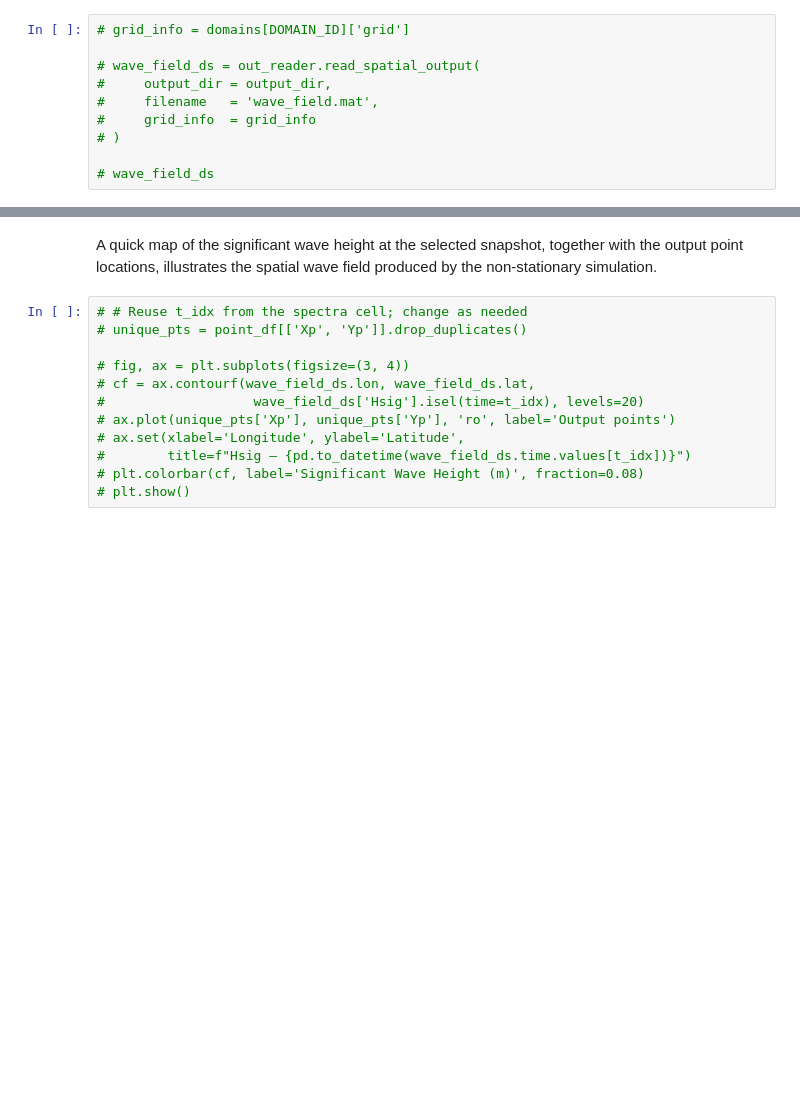
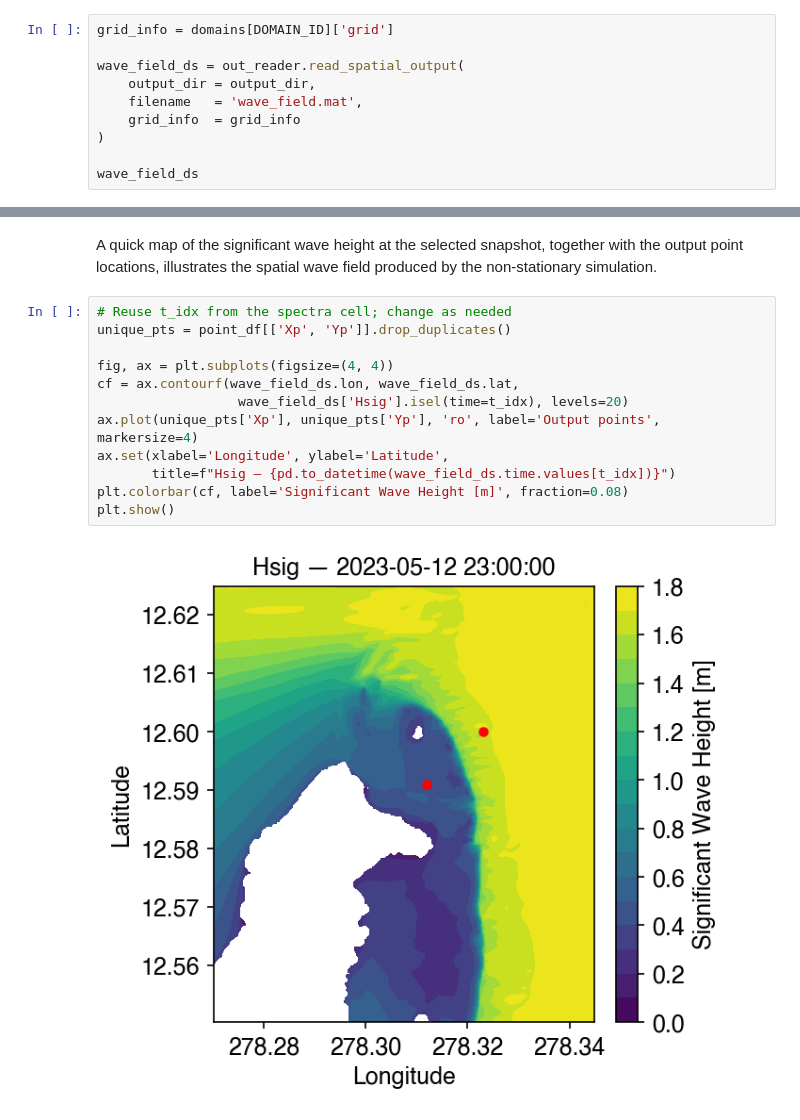
Before and after one commit to oceanicos-dev-org/oceanicospy, a Jupyter notebook: examples/models/swan_nonstationary_case.ipynb, the cells around one changed output, grey strips where cells are left out. Saved outputs shown, nothing was run; the diff lists cells and outputs as text; blank space fills up the shorter version.

```diff
--- a/examples/models/swan_nonstationary_case.ipynb
+++ b/examples/models/swan_nonstationary_case.ipynb
@@ -677,12 +669,12 @@ plt.show()
 # %% [markdown]
 Spatial maps of wave parameters are read with `read_spatial_output()`. For a non-stationary case the dataset includes a `time` dimension, so each variable (e.g. `Hsig`) has shape `(time, lat, lon)`. The method can infer spatial dimensions automatically or use the `grid_info` dictionary that was passed to `GridMaker` during case configuration. Passing `grid_info` is recommended to ensure correct coordinate labelling.
 # %%
-# grid_info = domains[DOMAIN_ID]['grid']
+grid_info = domains[DOMAIN_ID]['grid']
 
-# wave_field_ds = out_reader.read_spatial_output(
-#     output_dir = output_dir,
-#     filename   = 'wave_field.mat',
-#     grid_info  = grid_info
-# )
+wave_field_ds = out_reader.read_spatial_output(
+    output_dir = output_dir,
+    filename   = 'wave_field.mat',
+    grid_info  = grid_info
+)
 
-# wave_field_ds
+wave_field_ds
@@ -689,14 +693,16 @@ Spatial maps of wave parameters are read with `read_spatial_output()`. For a non
 # %% [markdown]
 A quick map of the significant wave height at the selected snapshot, together with the output point locations, illustrates the spatial wave field produced by the non-stationary simulation.
 # %%
-# # Reuse t_idx from the spectra cell; change as needed
-# unique_pts = point_df[['Xp', 'Yp']].drop_duplicates()
+# Reuse t_idx from the spectra cell; change as needed
+unique_pts = point_df[['Xp', 'Yp']].drop_duplicates()
 
-# fig, ax = plt.subplots(figsize=(3, 4))
-# cf = ax.contourf(wave_field_ds.lon, wave_field_ds.lat,
-#                   wave_field_ds['Hsig'].isel(time=t_idx), levels=20)
-# ax.plot(unique_pts['Xp'], unique_pts['Yp'], 'ro', label='Output points')
-# ax.set(xlabel='Longitude', ylabel='Latitude',
-#        title=f"Hsig — {pd.to_datetime(wave_field_ds.time.values[t_idx])}")
-# plt.colorbar(cf, label='Significant Wave Height (m)', fraction=0.08)
-# plt.show()
+fig, ax = plt.subplots(figsize=(4, 4))
+cf = ax.contourf(wave_field_ds.lon, wave_field_ds.lat,
+                  wave_field_ds['Hsig'].isel(time=t_idx), levels=20)
+ax.plot(unique_pts['Xp'], unique_pts['Yp'], 'ro', label='Output points', markersize=4)
+ax.set(xlabel='Longitude', ylabel='Latitude',
+       title=f"Hsig — {pd.to_datetime(wave_field_ds.time.values[t_idx])}")
+plt.colorbar(cf, label='Significant Wave Height [m]', fraction=0.08)
+plt.show()
+# %% [output]
+[figure, added]
```
Also changed, not shown: parts of 10 cells of this notebook, 3 other files.
